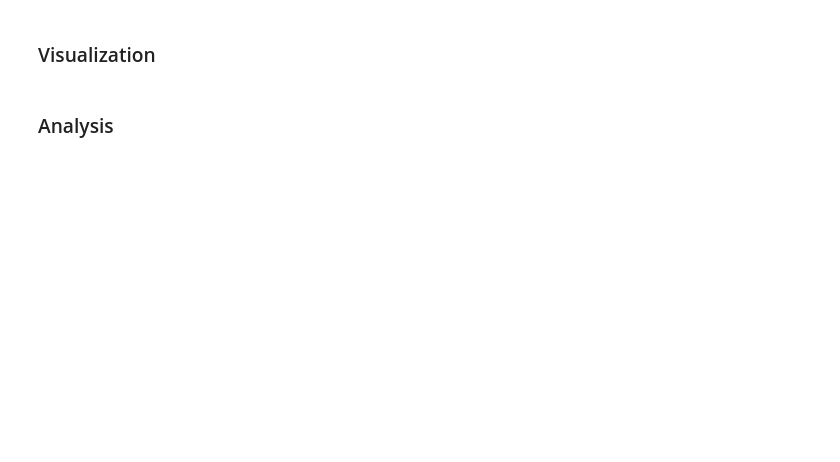
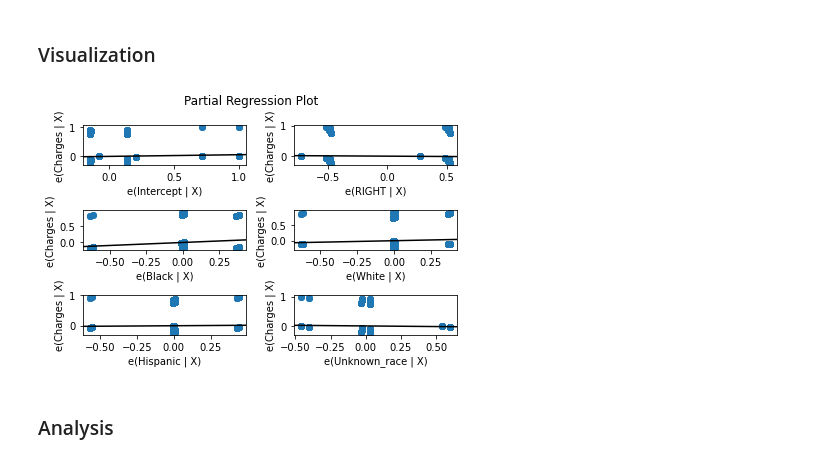
Before and after one commit to aseem645/MILESTONE_II_STAR, a Jupyter notebook: Crisis Response Model Analysis.ipynb, the cells around one changed output. Drawn from its saved outputs; the diff is of its cells as text; code cells hidden in the pictures; blank space fills up the shorter version.

Commit message:
integrating CIT data

```diff
--- a/Crisis Response Model Analysis.ipynb
+++ b/Crisis Response Model Analysis.ipynb
@@ -431,3 +463,41 @@ accuracy_plot(knn)
 ## Logistic regression
 # %% [markdown]
 ### Model development
+# %%
+#LOGISTIC REGRESSION 1 Dallas With Criminal Charges as Target Variable##
+########################
+pd.set_option('display.max_columns', 50)
+# justForce = olympia1819offenses[olympia1819offenses['CIRCUMSTANCES_CODE']=='21']
+# olympia1819offenses
+
+policeViolence_copy = policeViolence
+
+policeViolence_copy['Year'] = pd.DatetimeIndex(policeViolence['Date of Incident (month/day/year)']).year
+policeViolence_copy = pd.DataFrame(policeViolence_copy.groupby(['Year',"Victim's race",'Criminal Charges?','Armed/Unarmed Status','Alleged Threat Level (Source: WaPo)','Cause of death'])['Cause of death'].count())
+# dallas['RIGHT'] = np.where((dallas['Year']>=2018),1,0)
+# dallasCounts = pd.DataFrame(dallas.groupby(['RIGHT',"Victim's race"])["Victim's race"].count())
+policeViolence_copy = policeViolence_copy.rename(columns={"Cause of death":'Death_count'})
+policeViolence_copy = policeViolence_copy.reset_index()
+policeViolence_copy = policeViolence_copy.rename(columns={"Victim's race":"Race"})
+policeViolence_copy = policeViolence_copy.rename(columns={"Criminal Charges?":'Criminal_Charges'})
+policeViolence_copy = policeViolence_copy.rename(columns={"Armed/Unarmed Status":'Armed_Status'})
+policeViolence_copy = policeViolence_copy.rename(columns={"Alleged Threat Level (Source: WaPo)":'Alleged_Threat_Level'})
+policeViolence_copy['Charges'] = np.where(policeViolence_copy['Criminal_Charges'].str.contains('Charged'),1,0)
+policeViolence_copy['RIGHT'] = np.where((policeViolence_copy['Year']>=2018),1,0)
+policeViolence_copy['Black'] = np.where(policeViolence_copy['Race']=='Black',1,0)
+policeViolence_copy['White'] = np.where(policeViolence_copy['Race']=='White',1,0)
+policeViolence_copy['Hispanic'] = np.where(policeViolence_copy['Race']=='Hispanic',1,0)
+policeViolence_copy['Unknown_race'] = np.where(policeViolence_copy['Race']=='Unknown race',1,0)
+
+logreg_1_policeViolence = smf.logit(formula='Charges ~ RIGHT + Black + White + Hispanic + Unknown_race', data=policeViolence_copy).fit()
+
+
+covariates_policeViolence_logreg1 = ['Intercept','RIGHT','Black','White','Hispanic','Unknown_race']
+policeViolence_logreg_table = Stargazer([logreg_1_policeViolence])
+policeViolence_logreg_table.covariate_order(covariates_policeViolence_logreg1)
+policeViolence_logreg_table
+
+
+
+
+########################
@@ -434,4 +524,9 @@ accuracy_plot(knn)
 # %% [markdown]
 ### Visualization
+# %%
+fig = sm.graphics.plot_partregress_grid(logreg_1_policeViolence)
+fig.tight_layout(pad=1.0)
+# %% [output]
+[figure, added]
 # %% [markdown]
 ### Analysis
```
Also changed, not shown: parts of 25 cells of this notebook, 2 other files.
